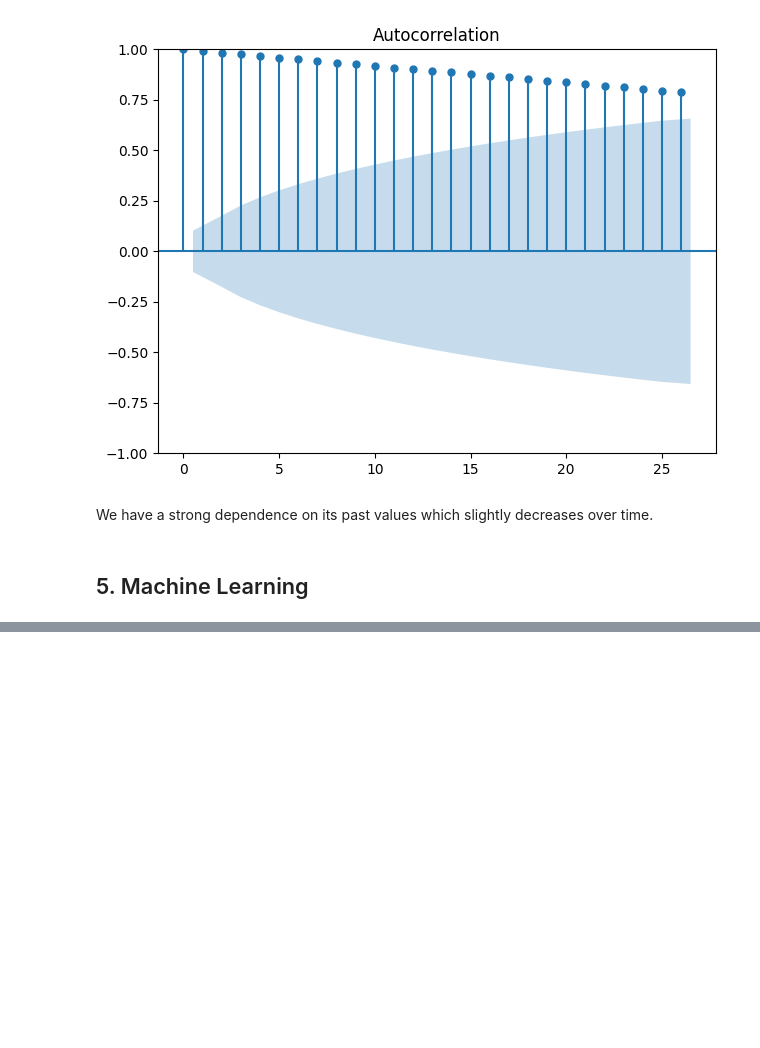
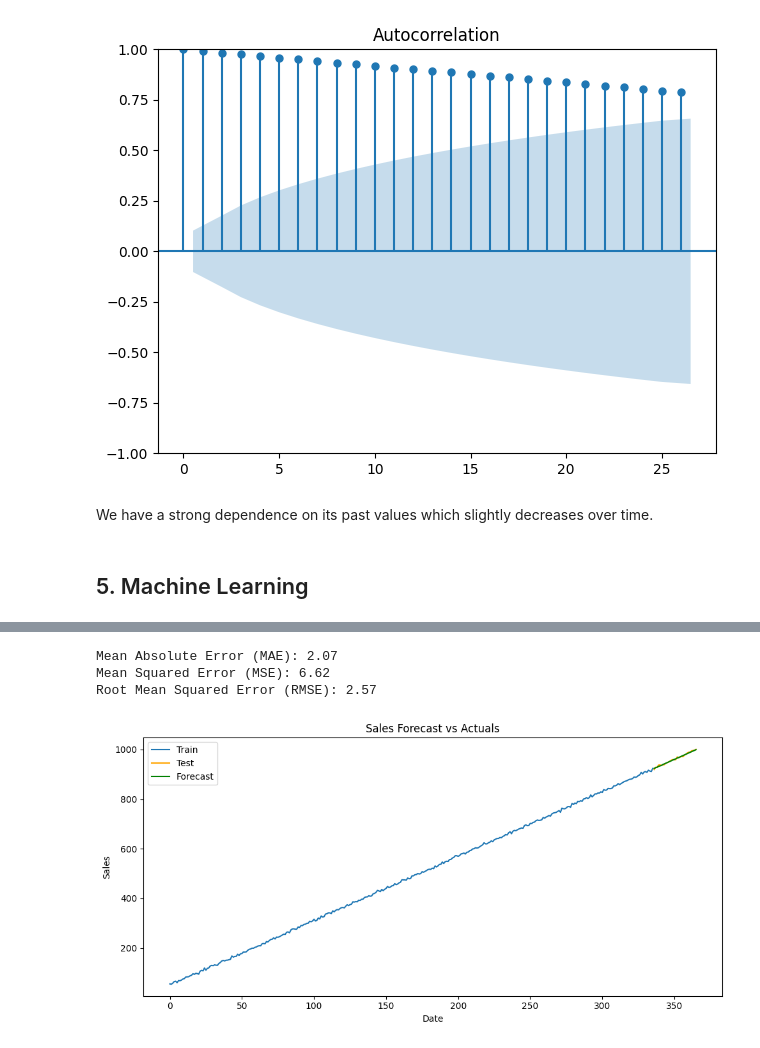
Before and after one commit to 4GeeksAcademy/danielpaez-dev-temporal-series, a Jupyter notebook: src/explore.ipynb, the cells around one changed output, grey strips where cells are left out. Saved outputs shown, nothing was run; the diff lists cells and outputs as text; code cells hidden in the pictures; blank space fills up the shorter version.

Commit message:
FEAT: Project done. Split data in train/test, model creation and training, model evaluation, model prediction

```diff
--- a/src/explore.ipynb
+++ b/src/explore.ipynb
@@ -193,0 +206,4 @@ We have a strong dependence on its past values which slightly decreases over tim
+# %%
+test_size = 30
+train = ts[:-test_size]
+test = ts[-test_size:]
@@ -193,0 +224,2 @@ We have a strong dependence on its past values which slightly decreases over tim
+# %%
+model = auto_arima(train, seasonal=True, trace=True, m = 7)
@@ -193,0 +269,3 @@ We have a strong dependence on its past values which slightly decreases over tim
+# %%
+forecast = model.predict(n_periods=len(test))
+forecast
@@ -193,0 +290,27 @@ We have a strong dependence on its past values which slightly decreases over tim
+# %%
+mae = mean_absolute_error(test, forecast)
+mse = mean_squared_error(test, forecast)
+rmse = np.sqrt(mse)
+
+print(f"Mean Absolute Error (MAE): {mae:.2f}")
+print(f"Mean Squared Error (MSE): {mse:.2f}")
+print(f"Root Mean Squared Error (RMSE): {rmse:.2f}")
+# %% [output]
+Mean Absolute Error (MAE): 2.07
+Mean Squared Error (MSE): 6.62
+Root Mean Squared Error (RMSE): 2.57
+# %%
+fig, axis = plt.subplots(figsize = (10, 5))
+
+sns.lineplot(data=train, label="Train")
+sns.lineplot(data=test, label="Test", color='orange')
+sns.lineplot(x=test.index, y=forecast, label="Forecast", color='green')
+
+plt.title("Sales Forecast vs Actuals")
+plt.xlabel("Date")
+plt.ylabel("Sales")
+plt.legend()
+plt.tight_layout()
+plt.show()
+# %% [output]
+[figure, added]
```
Also changed, not shown: parts of 17 cells of this notebook, 2 other files.
